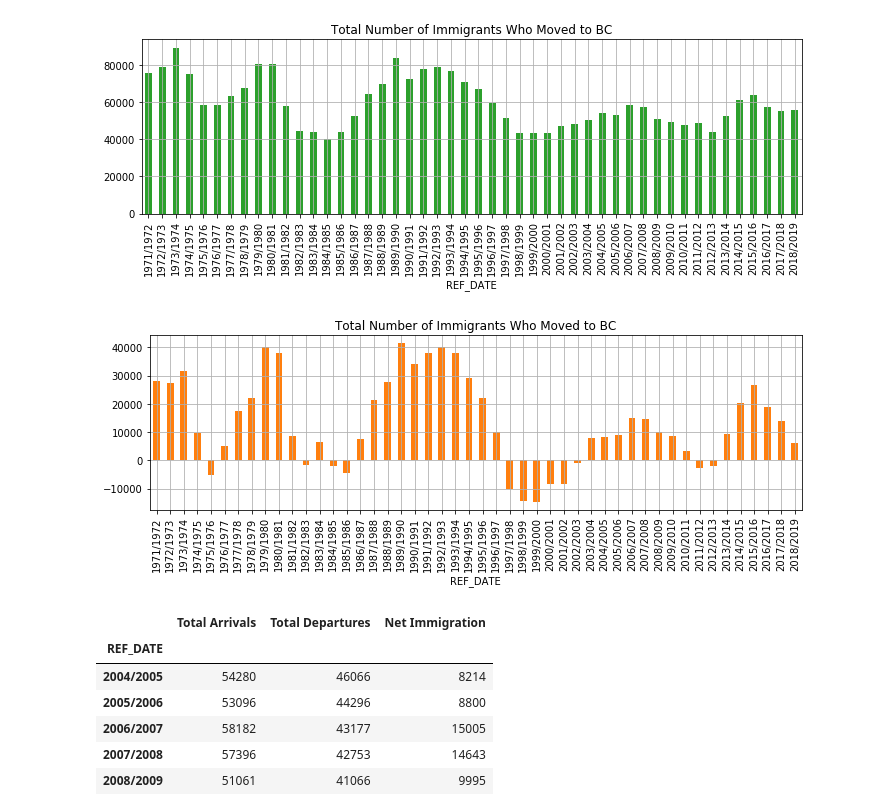
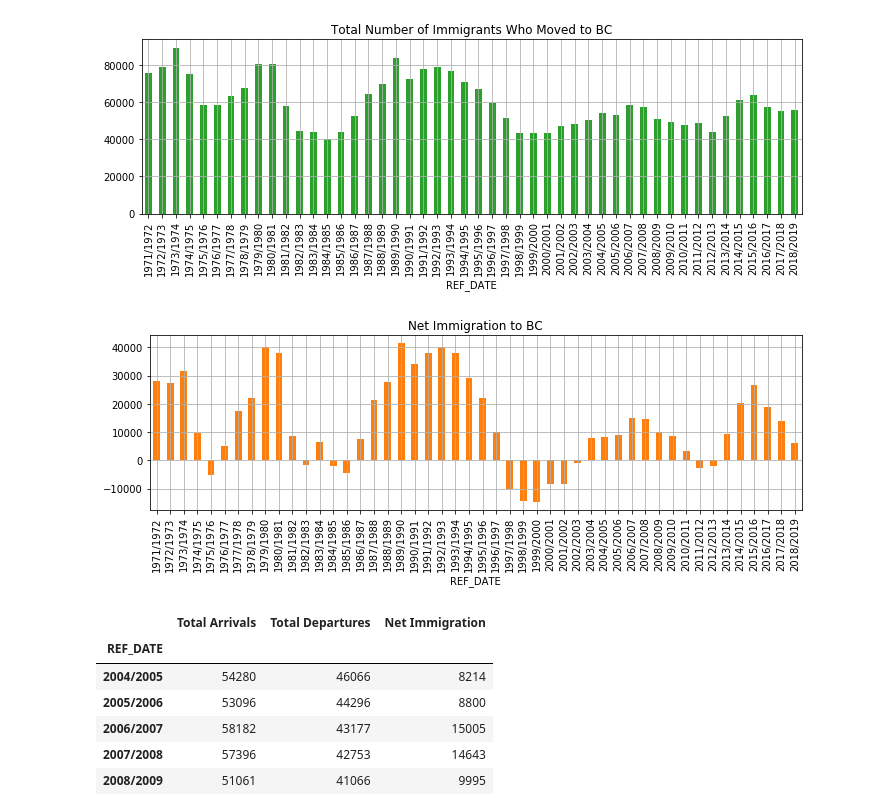
Before and after one commit to billtubbs/ca-pop, a Jupyter notebook: Interprovincial-migration-Canada.ipynb, the cells around one changed output. Cells and saved outputs as stored; diff of their text form; code cells hidden in the pictures.

Commit message:
Fixed chart title

```diff
--- a/Interprovincial-migration-Canada.ipynb
+++ b/Interprovincial-migration-Canada.ipynb
@@ -106,13 +106,13 @@ plt.show()
 # %%
 net_immigration_by_year = (total_arrivals_by_year - total_departures_by_year).rename('Net Immigration')
 net_immigration_by_year.plot.bar(figsize=(10,4), color='tab:orange')
-plt.title('Total Number of Immigrants Who Moved to BC')
+plt.title('Net Immigration to BC')
 plt.grid()
 plt.tight_layout()
 plt.savefig(os.path.join(plot_dir,'net-immigration.png'), dpi=200)
 plt.show()
 # %% [output]
-[figure, old version]
+[figure, new version]
 # %%
 pd.concat([
     total_arrivals_by_year,
```
